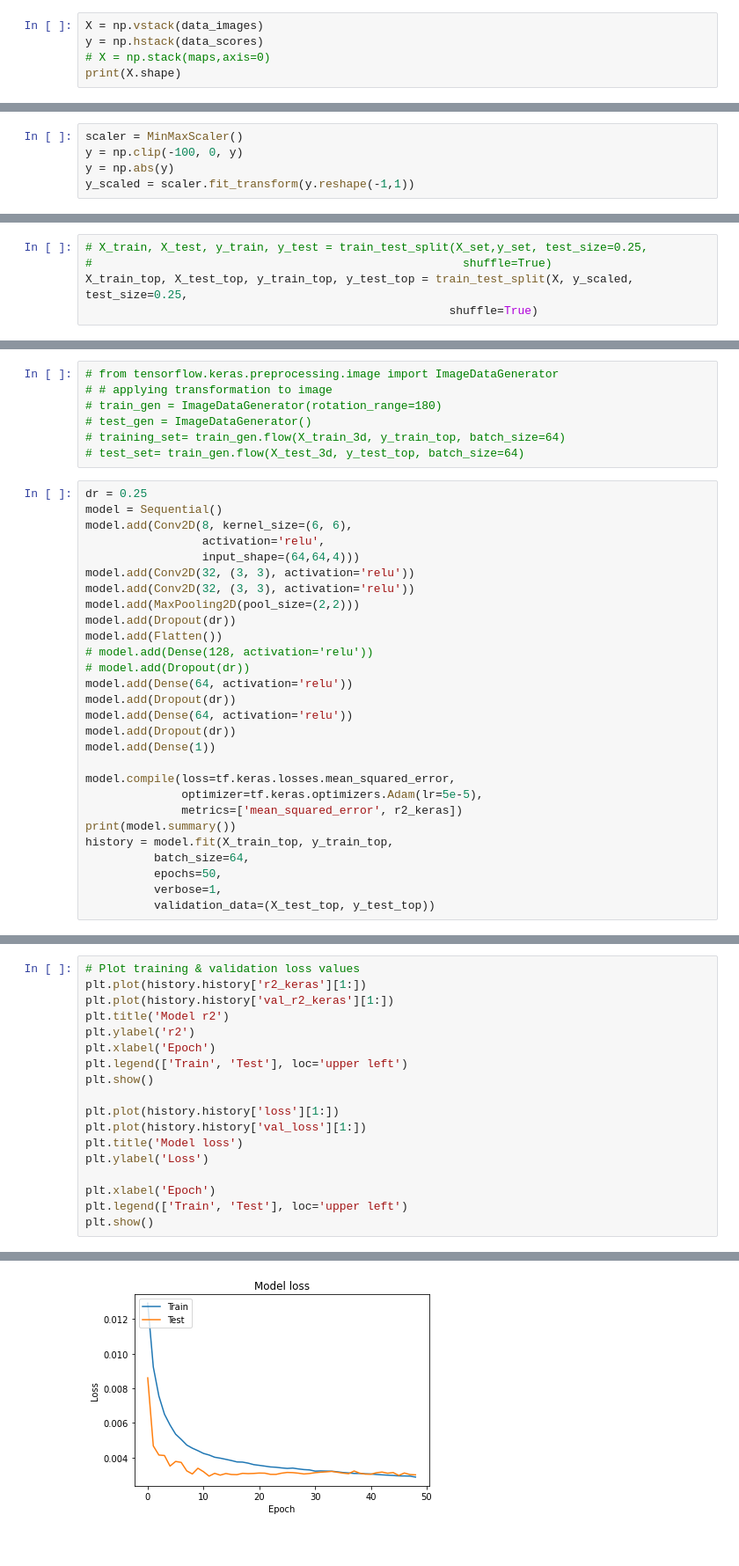
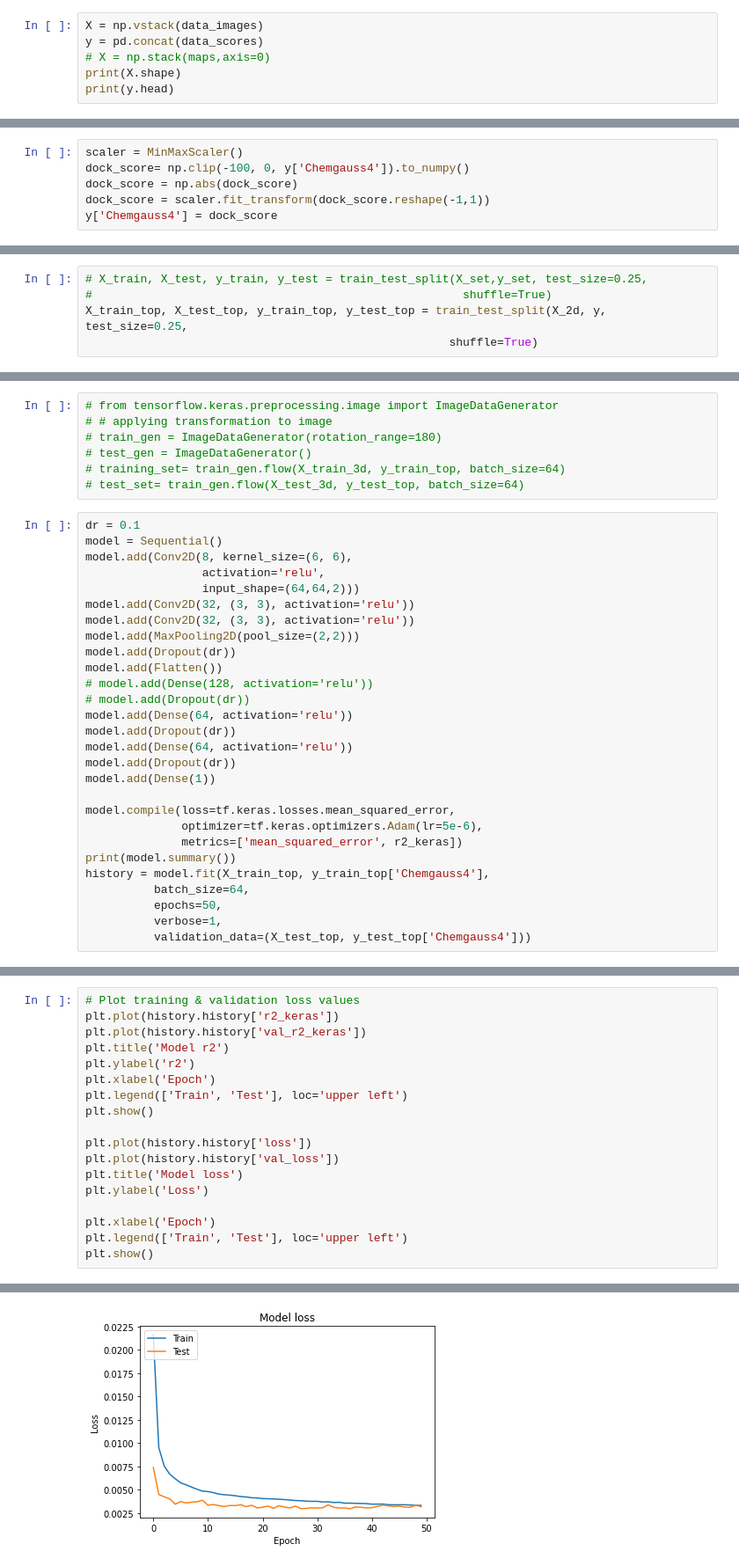
Before and after one commit to shahashka/ml-fragment, a Jupyter notebook: run_notebook.ipynb, the cells around one changed output, grey strips where cells are left out. Shown at 88% size. Cells and saved outputs as stored; diff of their text form.

```diff
--- a/run_notebook.ipynb
+++ b/run_notebook.ipynb
@@ -255,7 +298,8 @@ for m,s in zip(files_m, files_s):
 # %%
 X = np.vstack(data_images)
-y = np.hstack(data_scores)
+y = pd.concat(data_scores)
 # X = np.stack(maps,axis=0)
 print(X.shape)
+print(y.head)
 # %% [output]
 (60000, 64, 64, 4)
@@ -262,6 +337,7 @@ print(X.shape)
 # %%
 scaler = MinMaxScaler()
-y = np.clip(-100, 0, y)
-y = np.abs(y)
-y_scaled = scaler.fit_transform(y.reshape(-1,1))
+dock_score= np.clip(-100, 0, y['Chemgauss4']).to_numpy()
+dock_score = np.abs(dock_score)
+dock_score = scaler.fit_transform(dock_score.reshape(-1,1))
+y['Chemgauss4'] = dock_score
 # %%
@@ -296,5 +365,5 @@ y_1 = y_scaled[0:10000]
 # %%
 # X_train, X_test, y_train, y_test = train_test_split(X_set,y_set, test_size=0.25,
 #                                                      shuffle=True)
-X_train_top, X_test_top, y_train_top, y_test_top = train_test_split(X, y_scaled, test_size=0.25,
+X_train_top, X_test_top, y_train_top, y_test_top = train_test_split(X_2d, y, test_size=0.25,
                                                      shuffle=True)
@@ -329,11 +401,11 @@ def r2_keras(y_true, y_pred):
 # training_set= train_gen.flow(X_train_3d, y_train_top, batch_size=64)
 # test_set= train_gen.flow(X_test_3d, y_test_top, batch_size=64)
 # %%
-dr = 0.25
+dr = 0.1
 model = Sequential()
 model.add(Conv2D(8, kernel_size=(6, 6),
                  activation='relu',
-                 input_shape=(64,64,4)))
+                 input_shape=(64,64,2)))
 model.add(Conv2D(32, (3, 3), activation='relu'))
 model.add(Conv2D(32, (3, 3), activation='relu'))
 model.add(MaxPooling2D(pool_size=(2,2)))
@@ -348,12 +420,12 @@ model.add(Dropout(dr))
 model.add(Dense(1))
 
 model.compile(loss=tf.keras.losses.mean_squared_error,
-              optimizer=tf.keras.optimizers.Adam(lr=5e-5),
+              optimizer=tf.keras.optimizers.Adam(lr=5e-6),
               metrics=['mean_squared_error', r2_keras])
 print(model.summary())
-history = model.fit(X_train_top, y_train_top,
+history = model.fit(X_train_top, y_train_top['Chemgauss4'],
           batch_size=64,
           epochs=50,
           verbose=1,
-          validation_data=(X_test_top, y_test_top))
+          validation_data=(X_test_top, y_test_top['Chemgauss4']))
 # %% [output]
@@ -377,15 +449,15 @@ Epoch 50/50
 # %%
 # Plot training & validation loss values
-plt.plot(history.history['r2_keras'][1:])
-plt.plot(history.history['val_r2_keras'][1:])
+plt.plot(history.history['r2_keras'])
+plt.plot(history.history['val_r2_keras'])
 plt.title('Model r2')
 plt.ylabel('r2')
 plt.xlabel('Epoch')
 plt.legend(['Train', 'Test'], loc='upper left')
 plt.show()
 
-plt.plot(history.history['loss'][1:])
-plt.plot(history.history['val_loss'][1:])
+plt.plot(history.history['loss'])
+plt.plot(history.history['val_loss'])
 plt.title('Model loss')
 plt.ylabel('Loss')
 
@@ -397,4 +469,4 @@ plt.show()
-[figure, old version]
+[figure, new version]
 # %%
 from sklearn.metrics import r2_score
 y_pred = model.predict(X_test_top)
```
Also changed, not shown: parts of 30 cells of this notebook, 2 other files.
